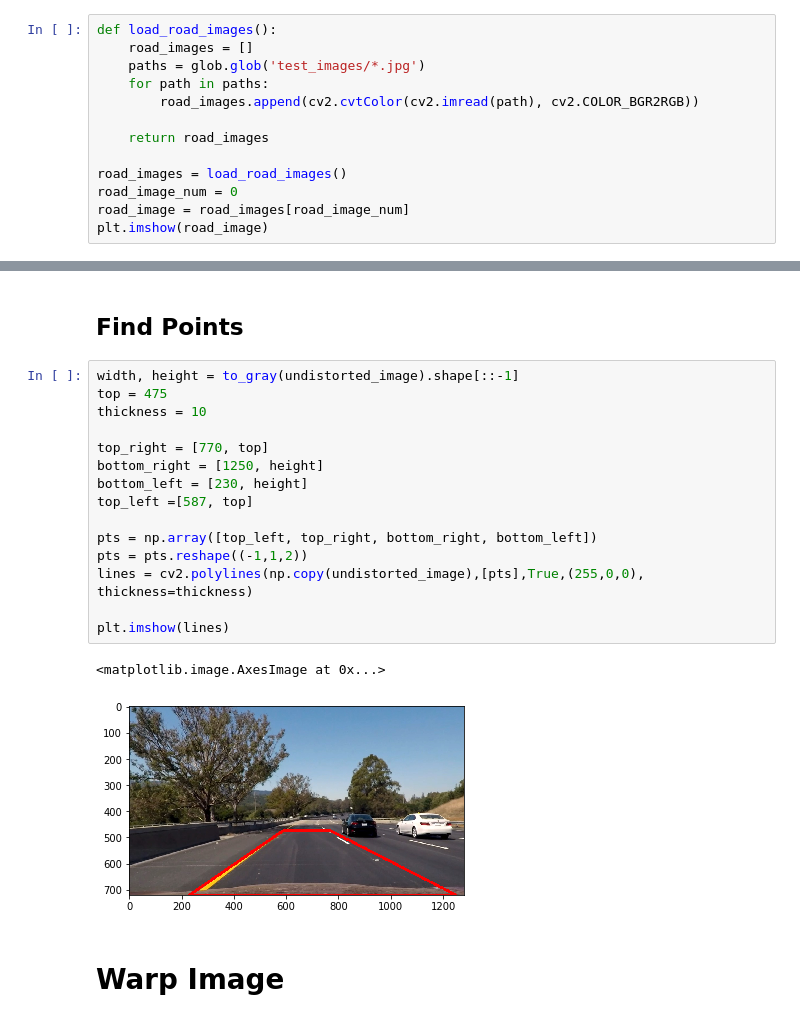
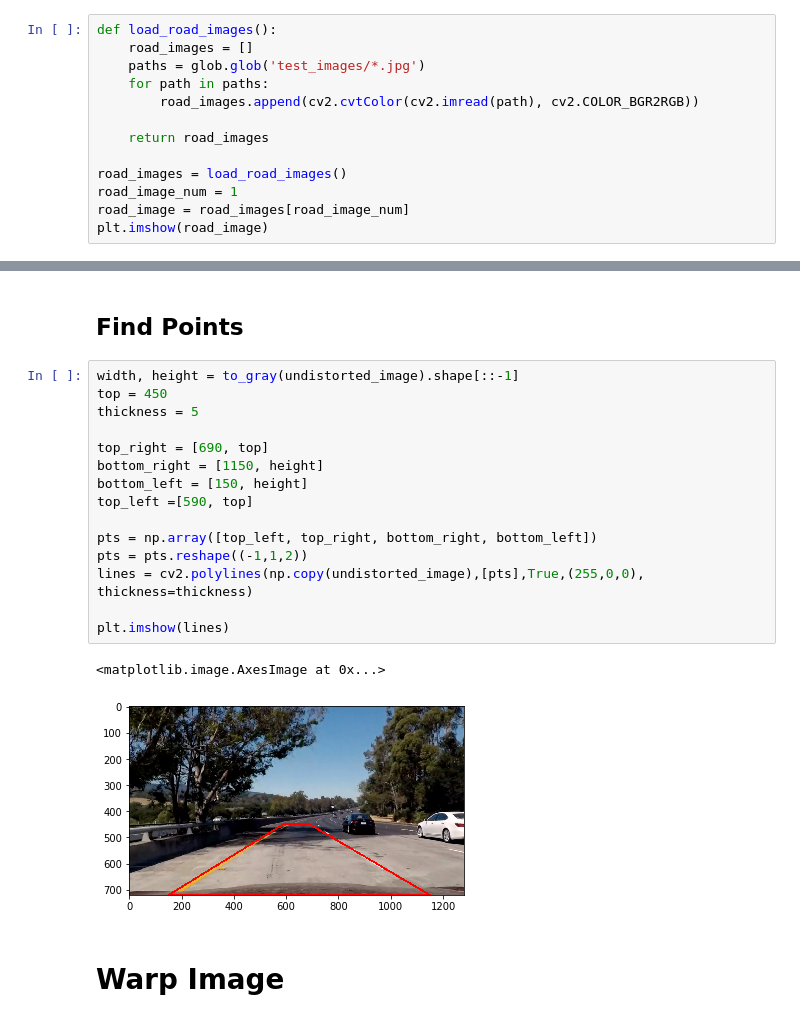
Before and after one commit to YuxiBupt/CarND-Advanced-Lane-Lines, a Jupyter notebook: Avanced-Lane-Finding.ipynb, the cells around one changed output, grey strips where cells are left out. Saved outputs shown, nothing was run; the diff lists cells and outputs as text.

```diff
--- a/Avanced-Lane-Finding.ipynb
+++ b/Avanced-Lane-Finding.ipynb
@@ -96,7 +96,7 @@ def load_road_images():
     return road_images
 
 road_images = load_road_images()
-road_image_num = 0
+road_image_num = 1
 road_image = road_images[road_image_num]
 plt.imshow(road_image)
 # %% [output]
@@ -306,22 +306,22 @@ plt.imshow(combined_x_s)
 ## Find Points
 # %%
 width, height = to_gray(undistorted_image).shape[::-1]
-top = 475
-thickness = 10
+top = 450
+thickness = 5
 
-top_right = [770, top]
-bottom_right = [1250, height]
-bottom_left = [230, height]
-top_left =[587, top]
+top_right = [690, top]
+bottom_right = [1150, height]
+bottom_left = [150, height]
+top_left =[590, top]
 
 pts = np.array([top_left, top_right, bottom_right, bottom_left])
 pts = pts.reshape((-1,1,2))
 lines = cv2.polylines(np.copy(undistorted_image),[pts],True,(255,0,0), thickness=thickness)
 
 plt.imshow(lines)
 # %% [output]
 <matplotlib.image.AxesImage at 0x...>
-[figure, old version]
+[figure, new version]
 # %% [markdown]
 # Warp Image
 # %%
```
Also changed, not shown: parts of 13 cells of this notebook.
